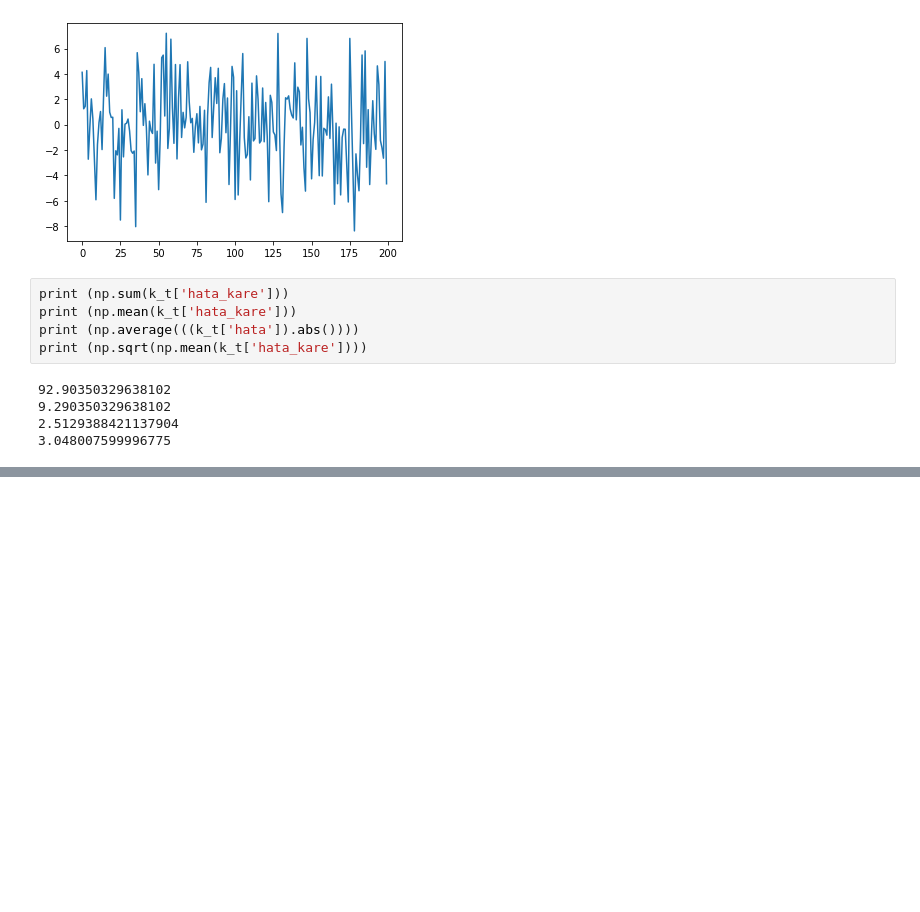
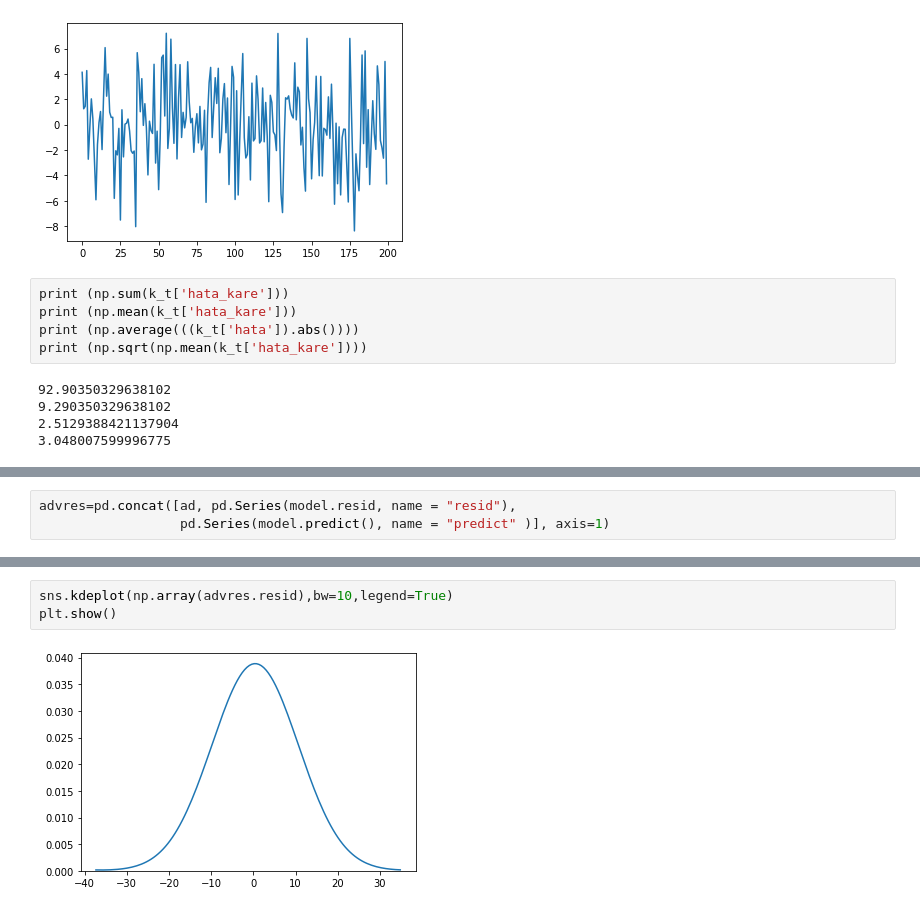
Before and after one commit to UVBMOB/Ankara2019, a Jupyter notebook: Dersler/Hafta_3.ipynb, the cells around one changed output, grey strips where cells are left out. Saved outputs shown, nothing was run; the diff lists cells and outputs as text; blank space fills up the shorter version.

```diff
--- a/Dersler/Hafta_3.ipynb
+++ b/Dersler/Hafta_3.ipynb
@@ -474,0 +563,3 @@ print (np.sqrt(np.mean(k_t['hata_kare'])))
+# %%
+advres=pd.concat([ad, pd.Series(model.resid, name = "resid"),
+                  pd.Series(model.predict(), name = "predict" )], axis=1)
@@ -474,0 +575,5 @@ print (np.sqrt(np.mean(k_t['hata_kare'])))
+# %%
+sns.kdeplot(np.array(advres.resid),bw=10,legend=True)
+plt.show()
+# %% [output]
+[figure, added]
```
Also changed, not shown: parts of 22 cells of this notebook.
